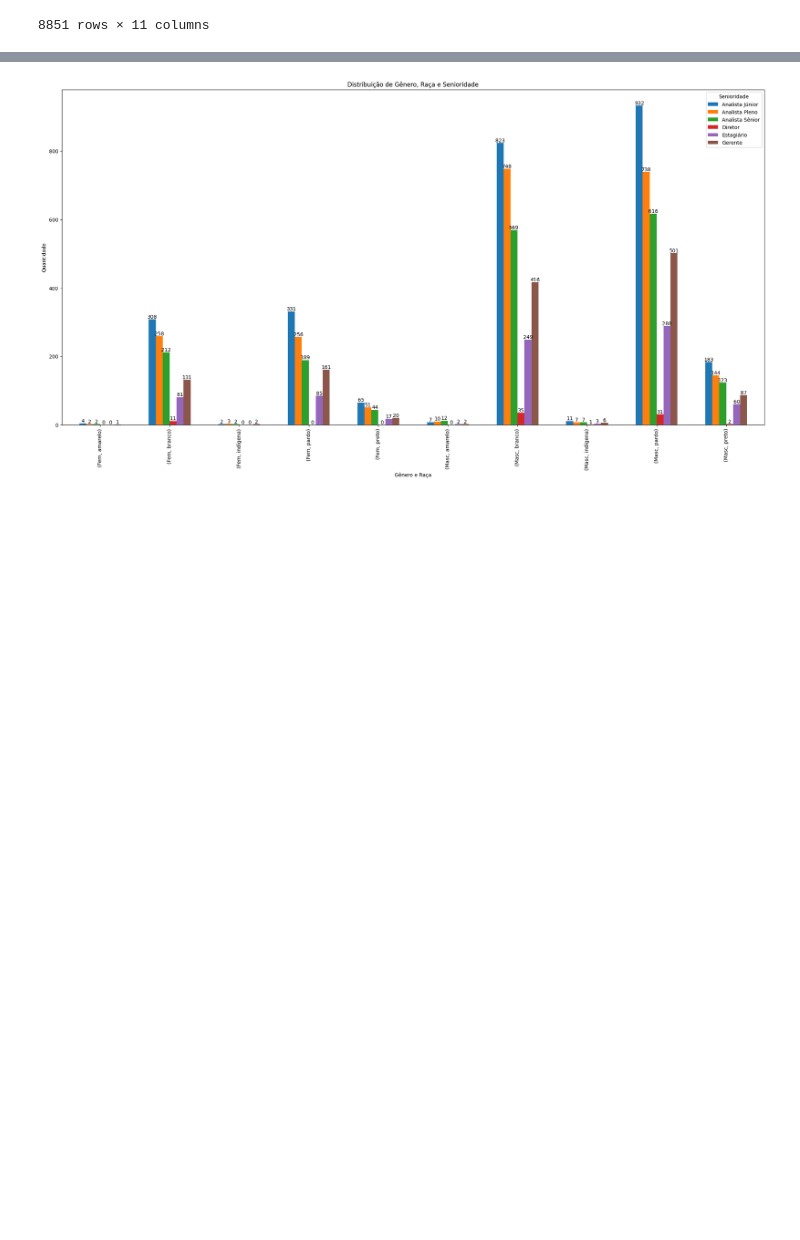
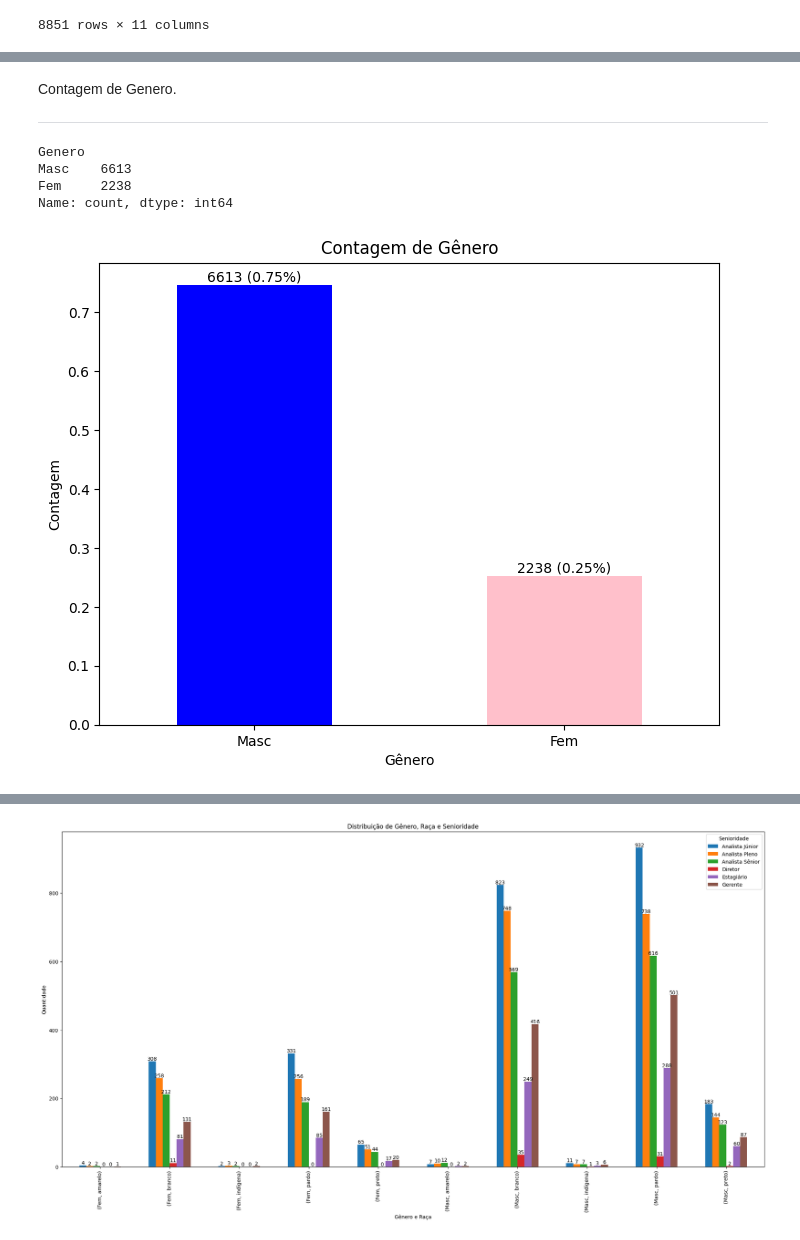
Before and after one commit to antoniosscd/Desafio_Hackathon_Ada, a Jupyter notebook: adahack-etl (1).ipynb, the cells around one changed output, grey strips where cells are left out. Saved outputs shown, nothing was run; the diff lists cells and outputs as text; code cells hidden in the pictures; blank space fills up the shorter version.

```diff
--- a/adahack-etl (1).ipynb
+++ b/adahack-etl (1).ipynb
@@ -420,3 +414,3 @@ See the caveats in the documentation: https://pandas.pydata.org/pandas-docs/stab
 # %%
 #trasnforma valores negativos em positivo
-base_dados['Tempo de casa'] = base_dados['Tempo de casa'].abs()
+base_dados.iloc[:, 8] = base_dados.iloc[:, 8].abs()
@@ -430,7 +434,7 @@ See the caveats in the documentation: https://pandas.pydata.org/pandas-docs/stab
 ---
 Ajustado os nomes na coluna 'Senioridade' para que todos os valores aparessam a primeira letra Mauiscula.
 # %%
-base_dados['Senioridade'] = base_dados['Senioridade'].str.title()
+base_dados.loc[:, 'Senioridade'] = base_dados['Senioridade'].str.title()
 
 base_dados['Senioridade'].value_counts()
 
@@ -690,0 +710,2 @@ A base de dados que temos em mãos não oferece com exatidão a quantidade atual
+# %%
+base_dados.insert(len(base_dados.columns), 'Vlr%', (1/len(base_dados)))
@@ -690,0 +749,27 @@ A base de dados que temos em mãos não oferece com exatidão a quantidade atual
+# %% [markdown]
+Contagem de Genero.
+
+---
+# %%
+base_dados['Genero'].value_counts()
+# %% [output]
+Genero
+Masc    6613
+Fem     2238
+Name: count, dtype: int64
+# %%
+contagem_genero = base_dados['Genero'].value_counts() / len(base_dados['Genero'])
+
+# Criar o gráfico de barras
+plt.figure(figsize=(8, 6))
+contagem_genero.plot(kind='bar', color=['blue', 'pink'])
+plt.title('Contagem de Gênero')
+plt.xlabel('Gênero')
+plt.ylabel('Contagem')
+plt.xticks(rotation=0)
+for i, value in enumerate(contagem_genero):
+    plt.text(i, value, f"{value*8851:.0f} ({value:.2f}%)", ha='center', va='bottom')
+
+plt.show()
+# %% [output]
+[figure, added]
```
Also changed, not shown: parts of 55 cells of this notebook, 3 other files.
